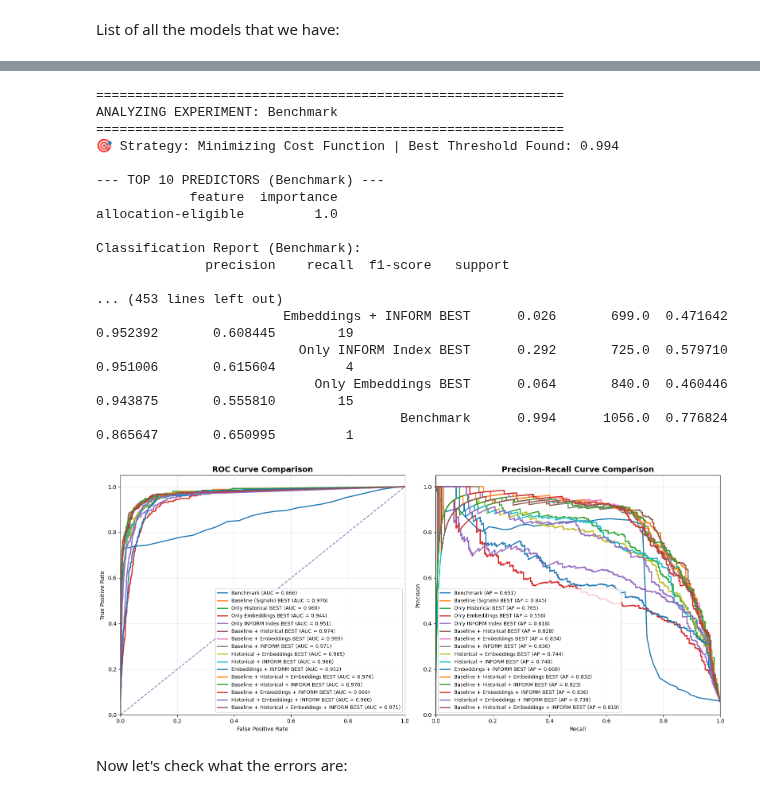
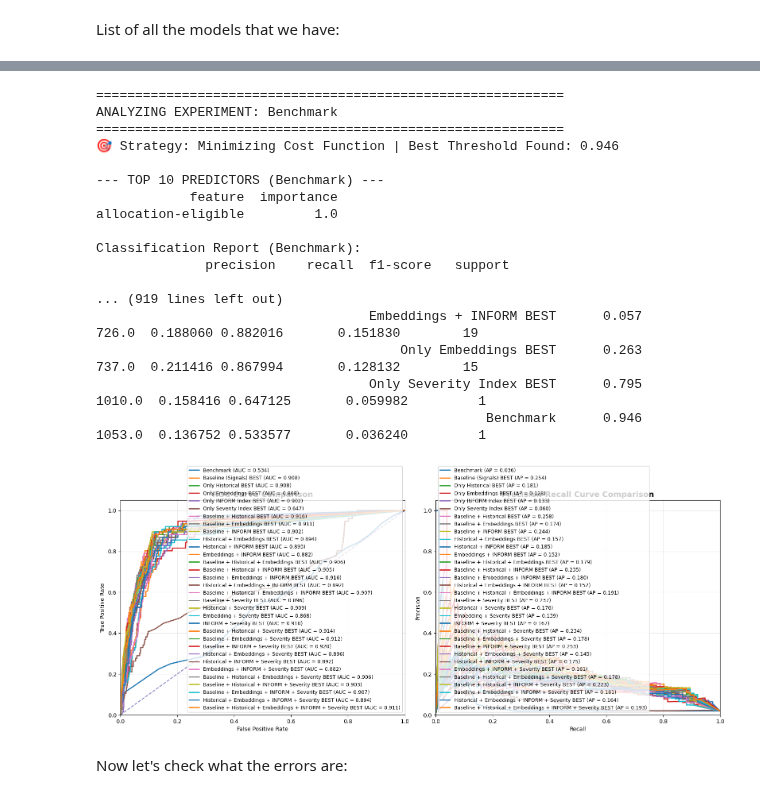
Before and after one commit to gallagelpi/Master_thesis, a Jupyter notebook: pipeline/models_plot.ipynb, the cells around one changed output, grey strips where cells are left out. Saved outputs shown, nothing was run; the diff lists cells and outputs as text; code cells hidden in the pictures.

```diff
--- a/pipeline/models_plot.ipynb
+++ b/pipeline/models_plot.ipynb
@@ -217,32 +268,37 @@ Classification Report (Benchmark):
 # %%
-models_to_evaluate = [
-    "Benchmark", "Baseline (Signals) BEST", "Only Historical BEST", "Only Embeddings BEST", "Only INFORM Index BEST",
-    "Baseline + Historical BEST","Baseline + Embeddings BEST","Baseline + INFORM BEST","Historical + Embeddings BEST",
+models_to_evaluate = [  "Benchmark","Baseline (Signals) BEST", "Only Historical BEST", "Only Embeddings BEST", "Only INFORM Index BEST", "Only Severity Index BEST",
+          "Baseline + Historical BEST","Baseline + Embeddings BEST","Baseline + INFORM BEST","Historical + Embeddings BEST",
           "Historical + INFORM BEST","Embeddings + INFORM BEST","Baseline + Historical + Embeddings BEST",
           "Baseline + Historical + INFORM BEST","Baseline + Embeddings + INFORM BEST","Historical + Embeddings + INFORM BEST",
-          "Baseline + Historical + Embeddings + INFORM BEST"
+          "Baseline + Historical + Embeddings + INFORM BEST", "Baseline + Severity BEST", "Historical + Severity BEST",
+          "Embedding + Severity BEST", "INFORM + Severity BEST", "Baseline + Historical + Severity BEST",
+          "Baseline + Embeddings + Severity BEST", "Baseline + INFORM + Severity BEST", "Historical + Embeddings + Severity BEST",
+          "Historical + INFORM + Severity BEST", "Embeddings + INFORM + Severity BEST",
+          "Baseline + Historical + Embeddings + Severity BEST", "Baseline + Historical + INFORM + Severity BEST",
+          "Baseline + Embeddings + INFORM + Severity BEST", "Historical + Embeddings + INFORM + Severity BEST",
+          "Baseline + Historical + Embeddings + INFORM + Severity BEST",
 ]
 
 evaluate_experiments(plots_filter=models_to_evaluate, threshold_05=False)
 # %% [output]
 ============================================================
 ANALYZING EXPERIMENT: Benchmark
 ============================================================
-🎯 Strategy: Minimizing Cost Function | Best Threshold Found: 0.994
+🎯 Strategy: Minimizing Cost Function | Best Threshold Found: 0.946
 
 --- TOP 10 PREDICTORS (Benchmark) ---
             feature  importance
 allocation-eligible         1.0
 
 Classification Report (Benchmark):
               precision    recall  f1-score   support
 
-... (453 lines left out)
-                        Embeddings + INFORM BEST      0.026       699.0  0.471642 0.952392       0.608445        19
-                          Only INFORM Index BEST      0.292       725.0  0.579710 0.951006       0.615604         4
-                            Only Embeddings BEST      0.064       840.0  0.460446 0.943875       0.555810        15
-                                       Benchmark      0.994      1056.0  0.776824 0.865647       0.650995         1
+... (919 lines left out)
+                                   Embeddings + INFORM BEST      0.057       726.0  0.188060 0.882016       0.151830        19
+                                       Only Embeddings BEST      0.263       737.0  0.211416 0.867994       0.128132        15
+                                   Only Severity Index BEST      0.795      1010.0  0.158416 0.647125       0.059982         1
+                                                  Benchmark      0.946      1053.0  0.136752 0.533577       0.036240         1
-[figure, old version]
+[figure, new version]
 # %% [markdown]
 Now let's check what the errors are:
 # %%
```
Also changed, not shown: parts of 3 cells of this notebook, 3 other files.
